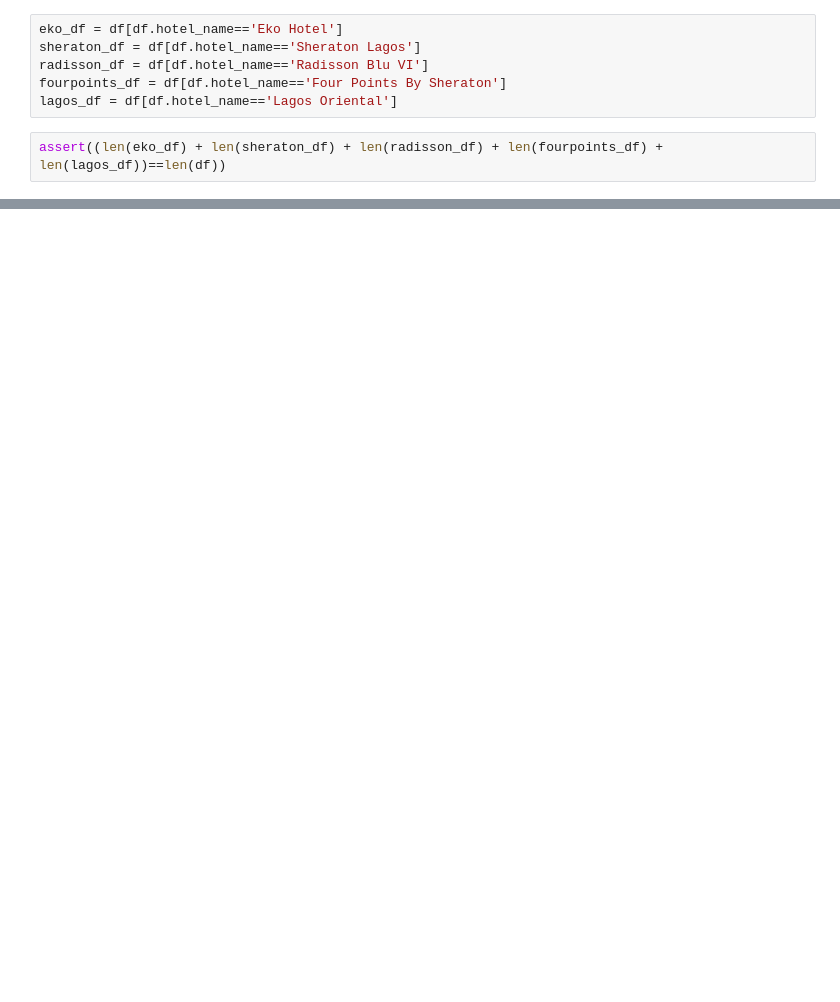
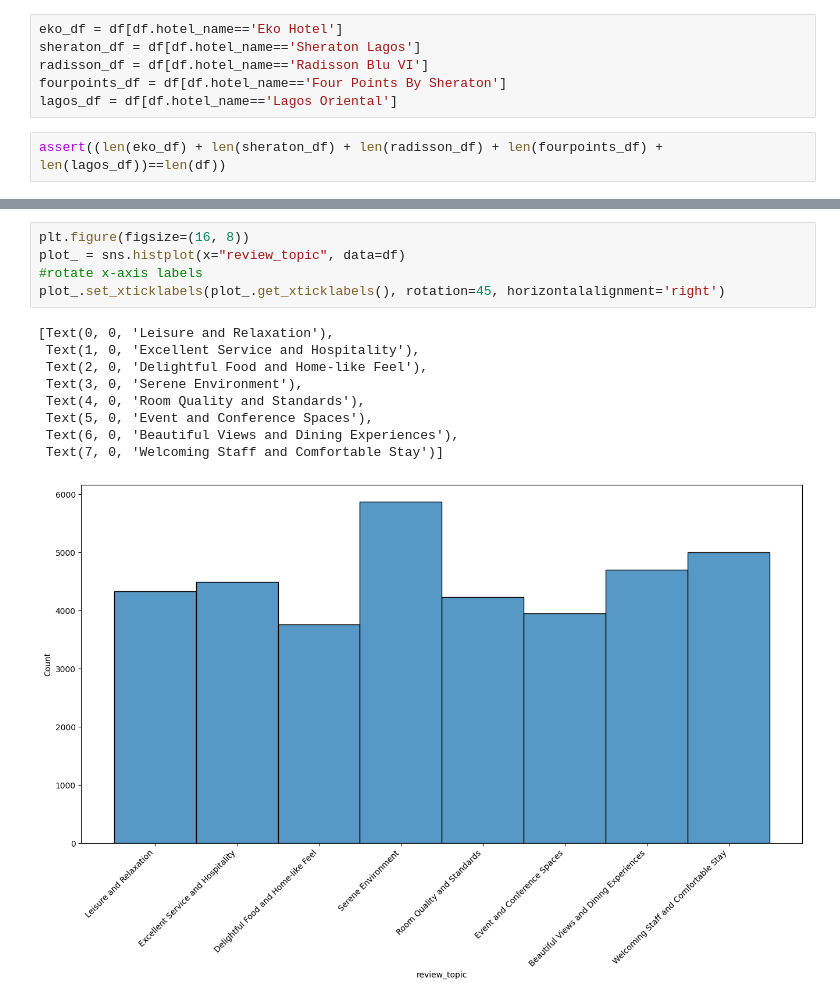
Before and after one commit to phebean-adeniji/hotel-analytics, a Jupyter notebook: notebooks/Text Preprocessing and Analysis.ipynb, the cells around one changed output, grey strips where cells are left out. Drawn from its saved outputs; the diff is of its cells as text; blank space fills up the shorter version.

Commit message:
downgraded to 8 LDA topics

```diff
--- a/notebooks/Text Preprocessing and Analysis.ipynb
+++ b/notebooks/Text Preprocessing and Analysis.ipynb
@@ -707,0 +814,15 @@ assert((len(eko_df) + len(sheraton_df) + len(radisson_df) + len(fourpoints_df) +
+# %%
+plt.figure(figsize=(16, 8))
+plot_ = sns.histplot(x="review_topic", data=df)
+#rotate x-axis labels
+plot_.set_xticklabels(plot_.get_xticklabels(), rotation=45, horizontalalignment='right')
+# %% [output]
+[Text(0, 0, 'Leisure and Relaxation'),
+ Text(1, 0, 'Excellent Service and Hospitality'),
+ Text(2, 0, 'Delightful Food and Home-like Feel'),
+ Text(3, 0, 'Serene Environment'),
+ Text(4, 0, 'Room Quality and Standards'),
+ Text(5, 0, 'Event and Conference Spaces'),
+ Text(6, 0, 'Beautiful Views and Dining Experiences'),
+ Text(7, 0, 'Welcoming Staff and Comfortable Stay')]
+[figure, added]
```
Also changed, not shown: parts of 33 cells of this notebook, 11 other files.
